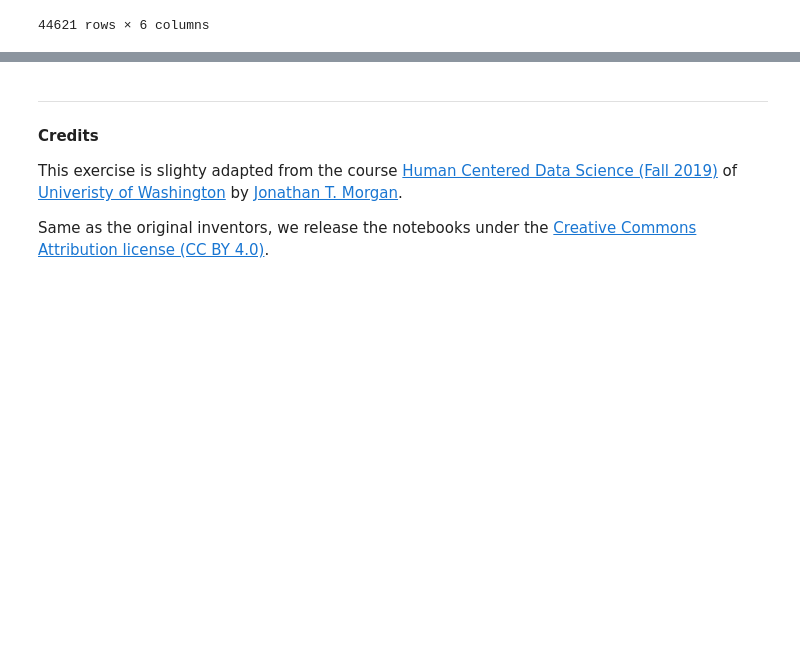
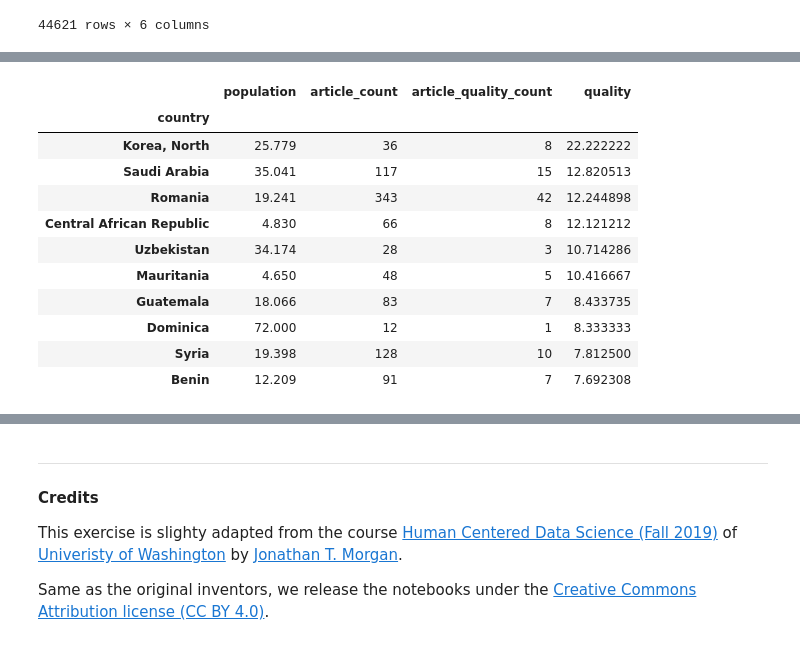
Before and after one commit to Arne117/A3-hcds-hcc-bias, a Jupyter notebook: src/A3_Wikipedia_ORES_Bias.ipynb, the cells around one changed output, grey strips where cells are left out. Drawn from its saved outputs; the diff is of its cells as text; code cells hidden in the pictures; blank space fills up the shorter version.

```diff
--- a/src/A3_Wikipedia_ORES_Bias.ipynb
+++ b/src/A3_Wikipedia_ORES_Bias.ipynb
@@ -368,0 +417,27 @@ filter2 = final_df['ga'] +  final_df['fa'] >= 0.5
+# %%
+quality_df = quality_df.groupby(['country']).aggregate({
+    'population':'first',
+    'article_quality_x':'count',
+    'article_quality_y': 'count'
+})
+
+quality_df = quality_df.rename(columns={'article_quality_x': 'article_count'})
+quality_df = quality_df.rename(columns={'article_quality_y': 'article_quality_count'})
+
+quality_df['quality'] = (quality_df['article_quality_count'] * 100) / quality_df['article_count']
+
+quality_df = quality_df.sort_values('quality', ascending=False)
+quality_df.head(10)
+# %% [output]
+|  | population | article_count | article_quality_count | quality |
+| country |  |  |  |  |
+| Korea, North | 25.779 | 36 | 8 | 22.222222 |
+| Saudi Arabia | 35.041 | 117 | 15 | 12.820513 |
+| Romania | 19.241 | 343 | 42 | 12.244898 |
+| Central African Republic | 4.830 | 66 | 8 | 12.121212 |
+| Uzbekistan | 34.174 | 28 | 3 | 10.714286 |
+| Mauritania | 4.650 | 48 | 5 | 10.416667 |
+| Guatemala | 18.066 | 83 | 7 | 8.433735 |
+| Dominica | 72.000 | 12 | 1 | 8.333333 |
+| Syria | 19.398 | 128 | 10 | 7.812500 |
+| Benin | 12.209 | 91 | 7 | 7.692308 |
```
Also changed, not shown: parts of 14 cells of this notebook.
